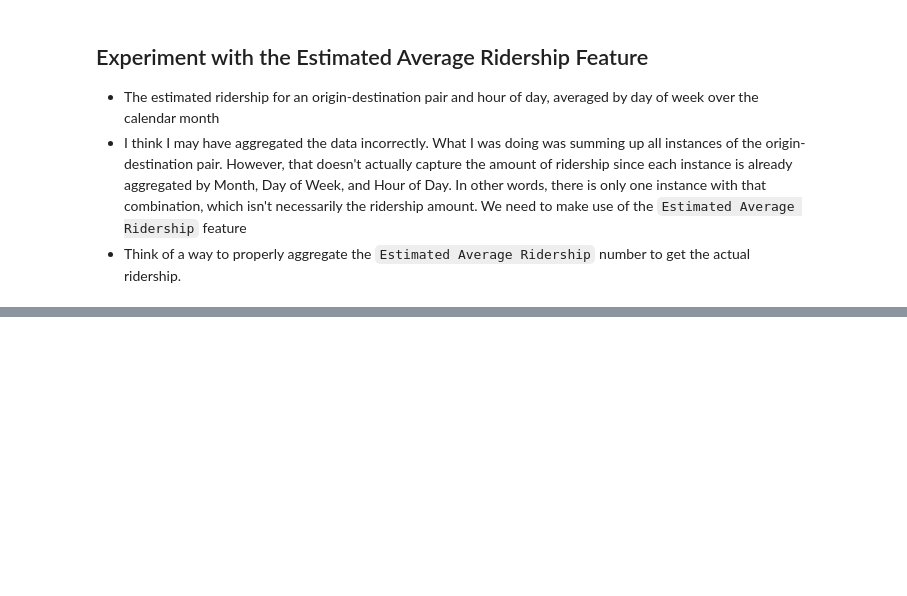
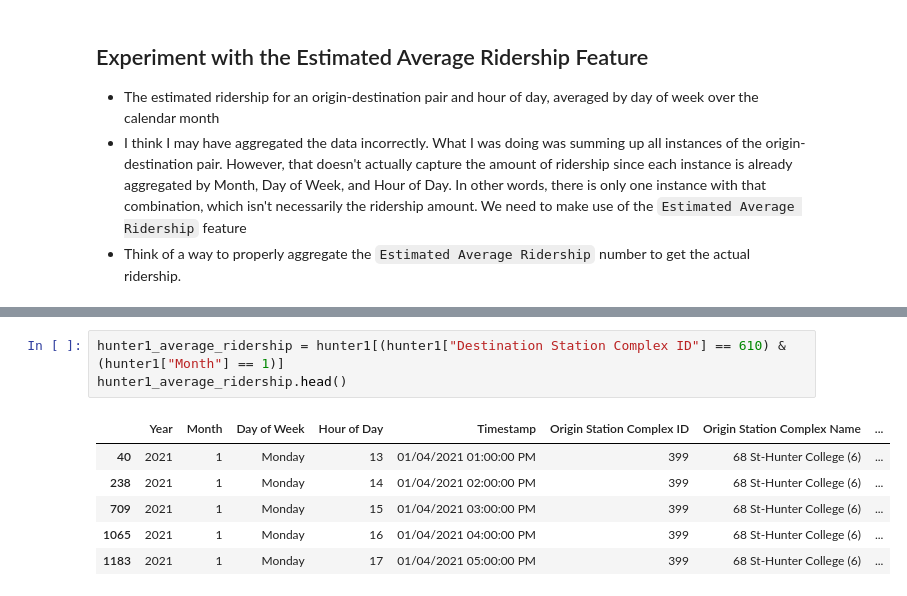
Before and after one commit to ericguan04/train_data, a Jupyter notebook: origin_data_sample_4.ipynb, the cells around one changed output, grey strips where cells are left out. Cells and saved outputs as stored; diff of their text form; blank space fills up the shorter version.

```diff
--- a/origin_data_sample_4.ipynb
+++ b/origin_data_sample_4.ipynb
@@ -234,0 +250,10 @@ hunter_total[(hunter_total["Destination Station Complex ID"] == 610) & (hunter_t
+# %%
+hunter1_average_ridership = hunter1[(hunter1["Destination Station Complex ID"] == 610) & (hunter1["Month"] == 1)]
+hunter1_average_ridership.head()
+# %% [output]
+|  | Year | Month | Day of Week | Hour of Day | Timestamp | Origin Station Complex ID | Origin Station Complex Name | ... |
+| 40 | 2021 | 1 | Monday | 13 | 01/04/2021 01:00:00 PM | 399 | 68 St-Hunter College (6) | ... |
+| 238 | 2021 | 1 | Monday | 14 | 01/04/2021 02:00:00 PM | 399 | 68 St-Hunter College (6) | ... |
+| 709 | 2021 | 1 | Monday | 15 | 01/04/2021 03:00:00 PM | 399 | 68 St-Hunter College (6) | ... |
+| 1065 | 2021 | 1 | Monday | 16 | 01/04/2021 04:00:00 PM | 399 | 68 St-Hunter College (6) | ... |
+| 1183 | 2021 | 1 | Monday | 17 | 01/04/2021 05:00:00 PM | 399 | 68 St-Hunter College (6) | ... |
```
Also changed, not shown: parts of 13 cells of this notebook, 5 other files.
